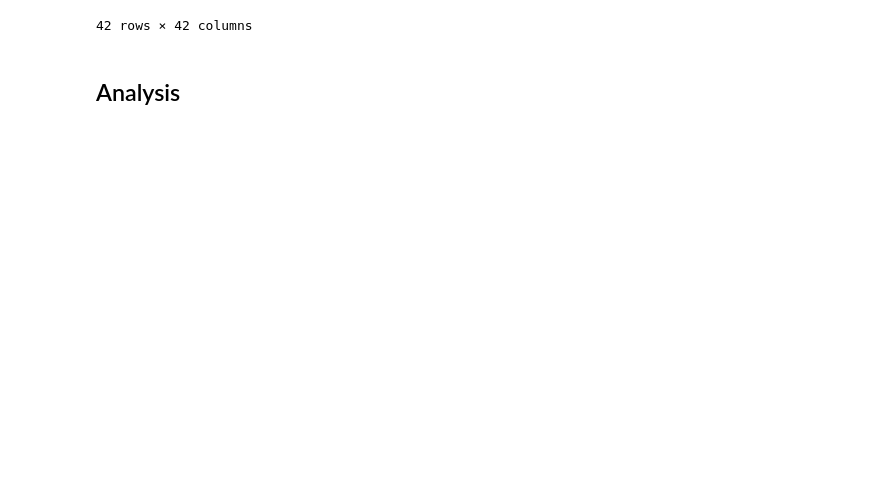
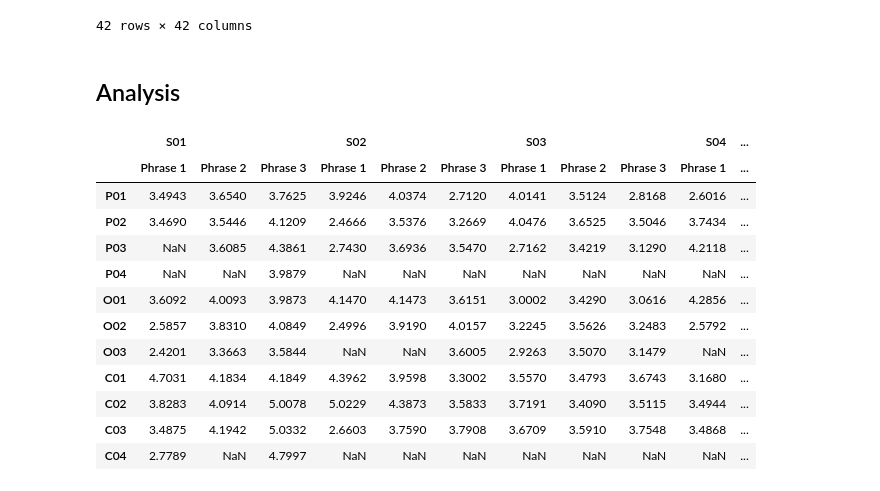
Before and after one commit to NadiaCarvalho/Motiv-Dataset, a Jupyter notebook: Dataset_Analysis.ipynb, the cells around one changed output. Saved outputs shown, nothing was run; the diff lists cells and outputs as text; code cells hidden in the pictures; blank space fills up the shorter version.

```diff
--- a/Dataset_Analysis.ipynb
+++ b/Dataset_Analysis.ipynb
@@ -938,20 +927,34 @@ df3 = get_df_algo(algorithm, 3)
 # %%
 #@title DF Arranjed
 
 mixed_df = None
 
 dfs = []
 for i in range(1,5,1):
-  dfs.append(df1.loc[(f'T0{i}'), (f'T0{i}', 'OR')].rename((f'S0{i}', 'Phrase 1')))
-  dfs.append(df2.loc[(f'T0{i}'), (f'T0{i}', 'OR')].rename((f'S0{i}', 'Phrase 2')))
-  dfs.append(df3.loc[(f'T0{i}'), (f'T0{i}', 'OR')].rename((f'S0{i}', 'Phrase 3')))
+  dfs.append(df1.loc[(f'S0{i}'), (f'S0{i}', 'OR')].rename((f'S0{i}', 'Phrase 1')))
+  dfs.append(df2.loc[(f'S0{i}'), (f'S0{i}', 'OR')].rename((f'S0{i}', 'Phrase 2')))
+  dfs.append(df3.loc[(f'S0{i}'), (f'S0{i}', 'OR')].rename((f'S0{i}', 'Phrase 3')))
 
 mixed_df = pd.concat(dfs, axis=1)
 mixed_df.sort_index(key=lambda x: x.str[0], ascending=False, inplace=True)
 mixed_df.drop(index=['OR', 'ORx'], inplace=True)
 
 if algorithm != 'correlation':
   display(mixed_df)
+# %% [output]
+|  | S01 |  |  | S02 |  |  | S03 |  |  | S04 | ... |
+|  | Phrase 1 | Phrase 2 | Phrase 3 | Phrase 1 | Phrase 2 | Phrase 3 | Phrase 1 | Phrase 2 | Phrase 3 | Phrase 1 | ... |
+| P01 | 3.4943 | 3.6540 | 3.7625 | 3.9246 | 4.0374 | 2.7120 | 4.0141 | 3.5124 | 2.8168 | 2.6016 | ... |
+| P02 | 3.4690 | 3.5446 | 4.1209 | 2.4666 | 3.5376 | 3.2669 | 4.0476 | 3.6525 | 3.5046 | 3.7434 | ... |
+| P03 | NaN | 3.6085 | 4.3861 | 2.7430 | 3.6936 | 3.5470 | 2.7162 | 3.4219 | 3.1290 | 4.2118 | ... |
+| P04 | NaN | NaN | 3.9879 | NaN | NaN | NaN | NaN | NaN | NaN | NaN | ... |
+| O01 | 3.6092 | 4.0093 | 3.9873 | 4.1470 | 4.1473 | 3.6151 | 3.0002 | 3.4290 | 3.0616 | 4.2856 | ... |
+| O02 | 2.5857 | 3.8310 | 4.0849 | 2.4996 | 3.9190 | 4.0157 | 3.2245 | 3.5626 | 3.2483 | 2.5792 | ... |
+| O03 | 2.4201 | 3.3663 | 3.5844 | NaN | NaN | 3.6005 | 2.9263 | 3.5070 | 3.1479 | NaN | ... |
+| C01 | 4.7031 | 4.1834 | 4.1849 | 4.3962 | 3.9598 | 3.3002 | 3.5570 | 3.4793 | 3.6743 | 3.1680 | ... |
+| C02 | 3.8283 | 4.0914 | 5.0078 | 5.0229 | 4.3873 | 3.5833 | 3.7191 | 3.4090 | 3.5115 | 3.4944 | ... |
+| C03 | 3.4875 | 4.1942 | 5.0332 | 2.6603 | 3.7590 | 3.7908 | 3.6709 | 3.5910 | 3.7548 | 3.4868 | ... |
+| C04 | 2.7789 | NaN | 4.7997 | NaN | NaN | NaN | NaN | NaN | NaN | NaN | ... |
 # %%
 #@title For Correlation
 
```
Also changed, not shown: parts of 13 cells of this notebook.
